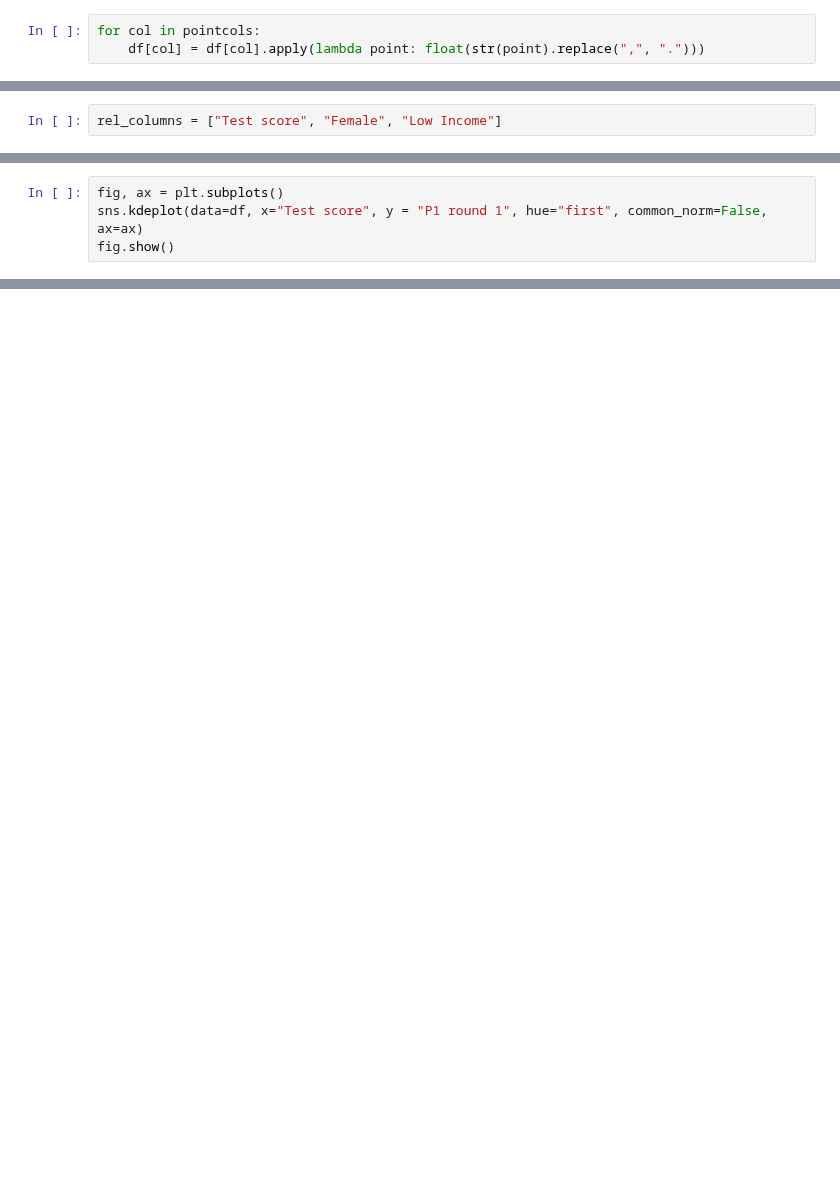
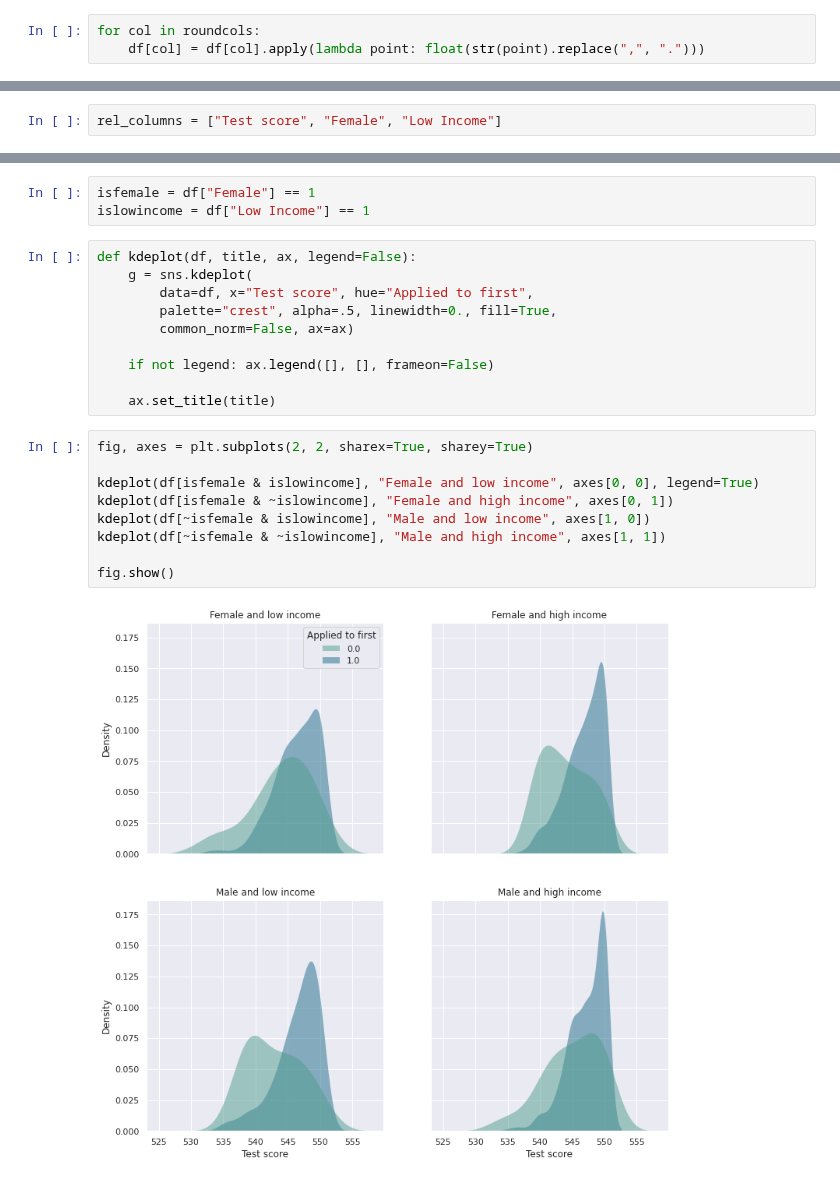
Before and after one commit to NoFishLikeIan/tinbergen, a Jupyter notebook: homework/adv_gametheory/five/rol.ipynb, the cells around one changed output, grey strips where cells are left out. Saved outputs shown, nothing was run; the diff lists cells and outputs as text; blank space fills up the shorter version.

```diff
--- a/homework/adv_gametheory/five/rol.ipynb
+++ b/homework/adv_gametheory/five/rol.ipynb
@@ -15,3 +31,3 @@ pointcols = [col for col in df.columns if "round" in col]
 # %%
-for col in pointcols:
+for col in roundcols:
     df[col] = df[col].apply(lambda point: float(str(point).replace(",", ".")))
@@ -46,4 +42,0 @@ df[df["first"] == 0][rel_columns].describe()
-# %%
-fig, ax = plt.subplots()
-sns.kdeplot(data=df, x="Test score", y = "P1 round 1", hue="first", common_norm=False, ax=ax)
-fig.show()
@@ -51,0 +62,24 @@ fig.show()
+# %%
+isfemale = df["Female"] == 1
+islowincome = df["Low Income"] == 1
+# %%
+def kdeplot(df, title, ax, legend=False):
+    g = sns.kdeplot(
+        data=df, x="Test score", hue="Applied to first",
+        palette="crest", alpha=.5, linewidth=0., fill=True,
+        common_norm=False, ax=ax)
+
+    if not legend: ax.legend([], [], frameon=False)
+
+    ax.set_title(title)
+# %%
+fig, axes = plt.subplots(2, 2, sharex=True, sharey=True)
+
+kdeplot(df[isfemale & islowincome], "Female and low income", axes[0, 0], legend=True)
+kdeplot(df[isfemale & ~islowincome], "Female and high income", axes[0, 1])
+kdeplot(df[~isfemale & islowincome], "Male and low income", axes[1, 0])
+kdeplot(df[~isfemale & ~islowincome], "Male and high income", axes[1, 1])
+
+fig.show()
+# %% [output]
+[figure, added]
```
Also changed, not shown: parts of 27 cells of this notebook, 1 other file.
